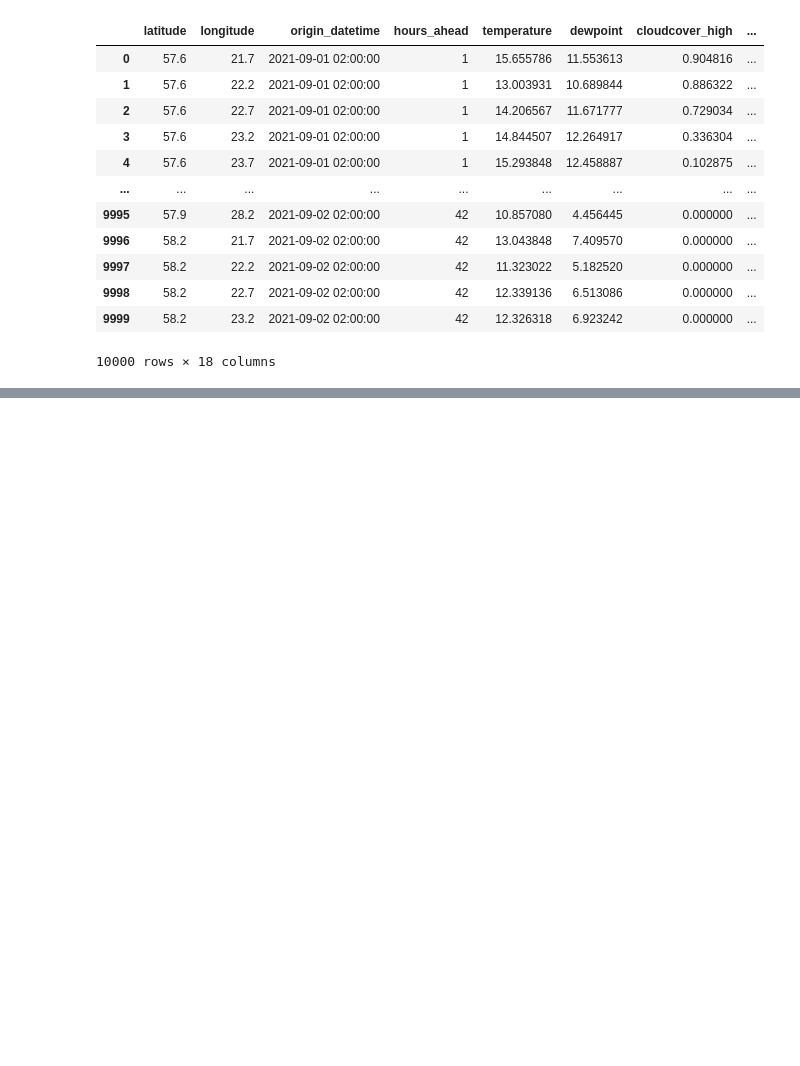
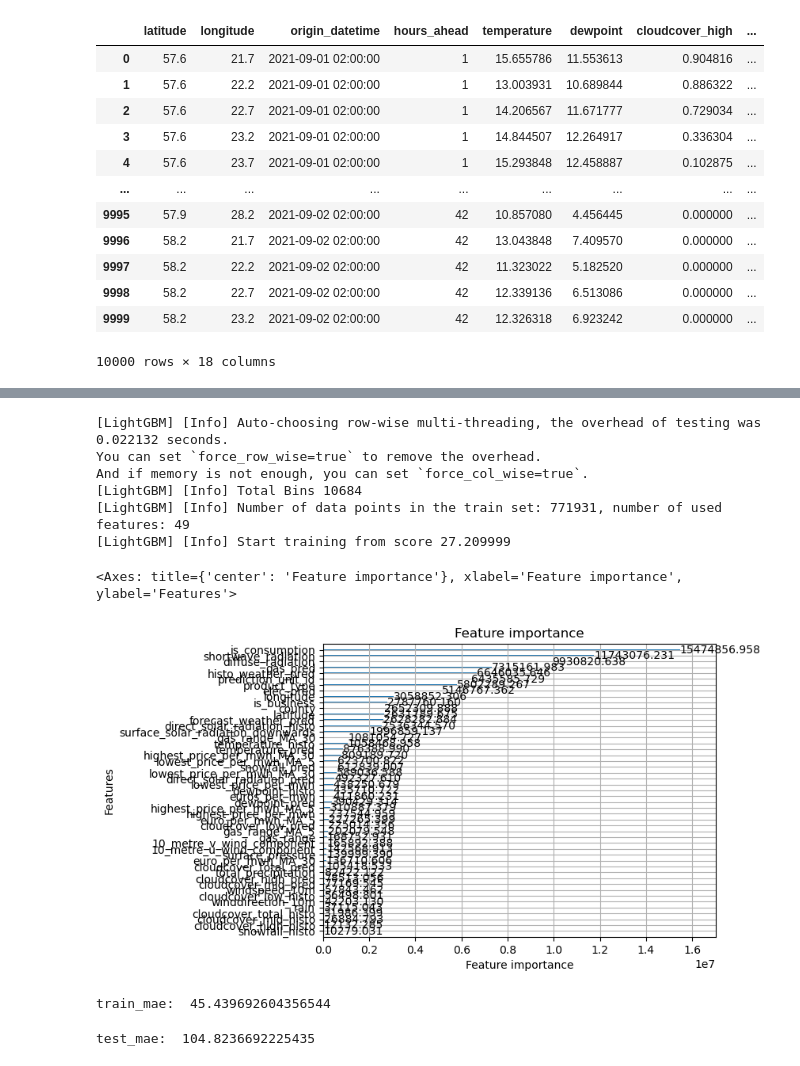
Before and after one commit to AnsonCHOWcm/Kaggle_Energy, a Jupyter notebook: EDA and Prediction.ipynb, the cells around one changed output, grey strips where cells are left out. Saved outputs shown, nothing was run; the diff lists cells and outputs as text; code cells hidden in the pictures; blank space fills up the shorter version.

```diff
--- a/EDA and Prediction.ipynb
+++ b/EDA and Prediction.ipynb
@@ -420,0 +513,3 @@ weather_station_country_map.iloc[11:20]
+# %%
+train_data_df = pd.read_csv('data\\train_data.csv', index_col=0)
+test_data_df = pd.read_csv('data\\test_data.csv', index_col=0)
@@ -420,0 +538,49 @@ weather_station_country_map.iloc[11:20]
+# %%
+input_feature = ['county', 'is_business', 'product_type', 'is_consumption',
+       'prediction_unit_id', 'lowest_price_per_mwh',
+       'highest_price_per_mwh', 'gas_range', 'gas_range_MA_5',
+       'gas_range_MA_30', 'highest_price_per_mwh_MA_5',
+       'highest_price_per_mwh_MA_30', 'lowest_price_per_mwh_MA_5',
+       'lowest_price_per_mwh_MA_30', 'euros_per_mwh', 'euro_per_mwh_MA_5',
+       'euro_per_mwh_MA_30', 'temperature_histo', 'dewpoint_histo', 'rain',
+       'snowfall_histo', 'surface_pressure', 'cloudcover_total_histo',
+       'cloudcover_low_histo', 'cloudcover_mid_histo', 'cloudcover_high_histo',
+       'windspeed_10m', 'winddirection_10m', 'shortwave_radiation',
+       'direct_solar_radiation_histo', 'diffuse_radiation', 'latitude',
+       'longitude', 'hours_ahead', 'temperature_pred', 'dewpoint_pred',
+       'cloudcover_high_pred', 'cloudcover_low_pred', 'cloudcover_mid_pred',
+       'cloudcover_total_pred', '10_metre_u_wind_component',
+       '10_metre_v_wind_component', 'direct_solar_radiation_pred',
+       'surface_solar_radiation_downwards', 'snowfall_pred',
+       'total_precipitation', 'gas_pred', 'elec_pred', 'histo_weather_pred',
+       'forecast_weather_pred']
+train_X = train_data_df[input_feature]
+train_Y = train_data_df['target']
+test_X = test_data_df[input_feature]
+test_Y = test_data_df['target']
+# %%
+lgbm_model = lgbm.LGBMRegressor(objective='mae', n_estimators=5000, boosting_type = 'gbdt', learning_rate = 0.015, reg_alpha = 0.005, reg_lambda = 0.001, colsample_bytree = 0.6, subsample = 0.875, min_child_samples = 128, random_state=1234)
+# %%
+lgbm_model.fit(train_X, train_Y)
+lgbm.plot_importance(lgbm_model, importance_type="gain")
+# %% [output]
+[LightGBM] [Info] Auto-choosing row-wise multi-threading, the overhead of testing was 0.022132 seconds.
+You can set `force_row_wise=true` to remove the overhead.
+And if memory is not enough, you can set `force_col_wise=true`.
+[LightGBM] [Info] Total Bins 10684
+[LightGBM] [Info] Number of data points in the train set: 771931, number of used features: 49
+[LightGBM] [Info] Start training from score 27.209999
+<Axes: title={'center': 'Feature importance'}, xlabel='Feature importance', ylabel='Features'>
+[figure, added]
+# %%
+train_y_pred = lgbm_model.predict(train_X)
+train_mae = mean_absolute_error(train_Y, train_y_pred)
+print("train_mae: ", train_mae)
+# %% [output]
+train_mae:  45.439692604356544
+# %%
+test_y_pred = lgbm_model.predict(test_X)
+test_mae = mean_absolute_error(test_Y, test_y_pred)
+print("test_mae: ", test_mae)
+# %% [output]
+test_mae:  104.8236692225435
```
Also changed, not shown: parts of 35 cells of this notebook.
